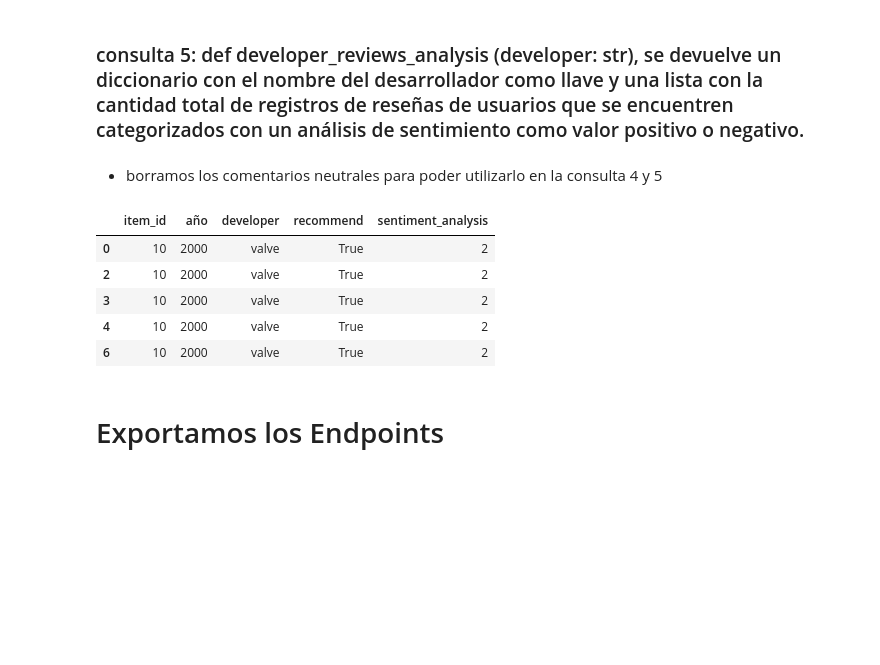
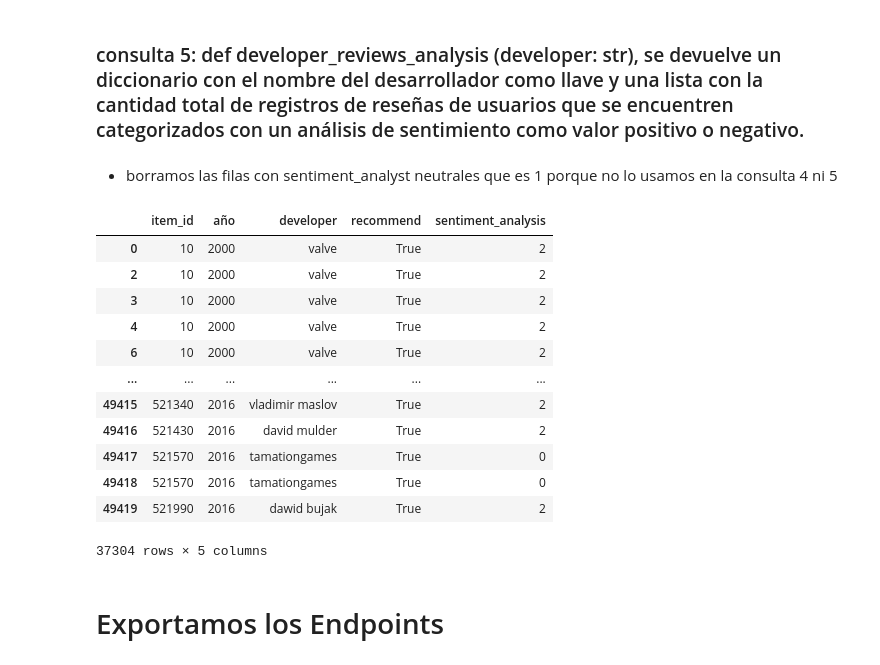
Before and after one commit to MaxiLizarraga/Sistema_de_recomendacion_Steam, a Jupyter notebook: ETL/Diseño_Endpoints.ipynb, the cells around one changed output. Drawn from its saved outputs; the diff is of its cells as text; code cells hidden in the pictures; blank space fills up the shorter version.

Commit message:
consultas endpoint terminadas

```diff
--- a/ETL/Diseño_Endpoints.ipynb
+++ b/ETL/Diseño_Endpoints.ipynb
@@ -77,5 +77,6 @@ df_games.head(5)
 # %%
 df_games["developer"] = df_games["developer"].str.lower()
+df_games["genre"] = df_games["genre"].str.lower()
 # %%
 df_games.head(5)
 # %% [output]
@@ -552,17 +555,24 @@ df_best_developer_year_final.head()
 # %% [markdown]
 ### consulta 5: def developer_reviews_analysis (developer: str), se devuelve un diccionario con el nombre del desarrollador como llave y una lista con la cantidad total de registros de reseñas de usuarios que se encuentren categorizados con un análisis de sentimiento como valor positivo o negativo.
 # %% [markdown]
-* borramos los comentarios neutrales para poder utilizarlo en la consulta 4 y 5
+* borramos las filas con sentiment_analyst neutrales que es 1 porque no lo usamos en la consulta 4 ni 5
 # %%
 df_best_developer_year_final = df_best_developer_year_final[df_best_developer_year_final["sentiment_analysis"] != 1]
-df_best_developer_year_final.head(5)
+df_best_developer_year_final
 # %% [output]
 |  | item_id | año | developer | recommend | sentiment_analysis |
 | 0 | 10 | 2000 | valve | True | 2 |
 | 2 | 10 | 2000 | valve | True | 2 |
 | 3 | 10 | 2000 | valve | True | 2 |
 | 4 | 10 | 2000 | valve | True | 2 |
 | 6 | 10 | 2000 | valve | True | 2 |
+| ... | ... | ... | ... | ... | ... |
+| 49415 | 521340 | 2016 | vladimir maslov | True | 2 |
+| 49416 | 521430 | 2016 | david mulder | True | 2 |
+| 49417 | 521570 | 2016 | tamationgames | True | 0 |
+| 49418 | 521570 | 2016 | tamationgames | True | 0 |
+| 49419 | 521990 | 2016 | dawid bujak | True | 2 |
+37304 rows × 5 columns
 # %% [markdown]
 # Exportamos los Endpoints
 # %% [markdown]
```
Also changed, not shown: parts of 12 cells of this notebook, 2 other files.
